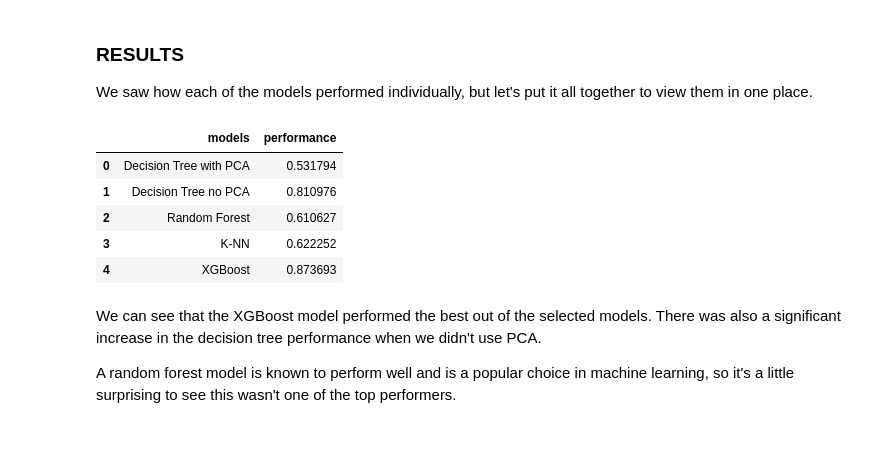
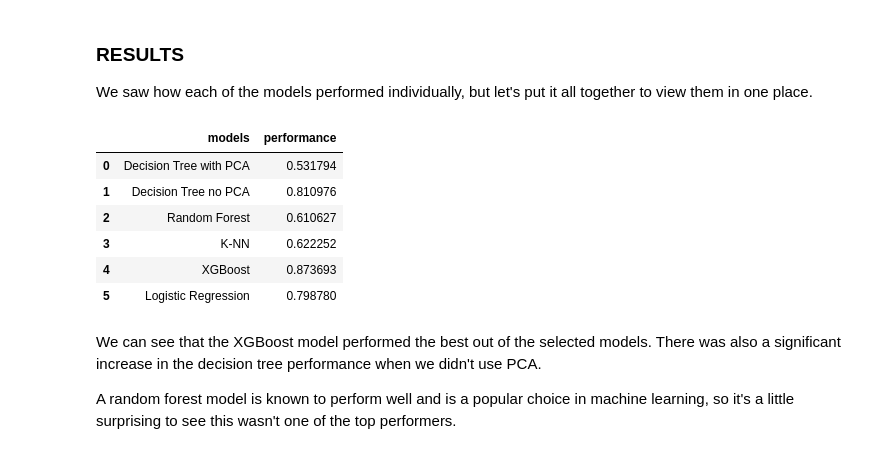
Before and after one commit to xaviergenelin/Alzheimers-Risk-Factors, a Jupyter notebook: ST590_FINALPRJT_GENELIN_SANBORN_.ipynb, the cells around one changed output. Saved outputs shown, nothing was run; the diff lists cells and outputs as text; code cells hidden in the pictures.

Commit message:
Added logistic regression performance

```diff
--- a/ST590_FINALPRJT_GENELIN_SANBORN_.ipynb
+++ b/ST590_FINALPRJT_GENELIN_SANBORN_.ipynb
@@ -1049,22 +1049,25 @@ Thus we interpret these results as:
 - For a one unit increase in EDUC (years of education), one's log odds of having Dementia decreases by .02.
 
 Some of these results do not seem to make much sense, but we provide those interpretations anyway.
+# %%
+performance_log = evaluator.evaluate(predictions)
 # %% [markdown]
 ### RESULTS
 
 We saw how each of the models performed individually, but let's put it all together to view them in one place.
 # %%
-results = {'models': ['Decision Tree with PCA', 'Decision Tree no PCA', 'Random Forest', 'K-NN', 'XGBoost'],
-           'performance': [performance_dt, performance_dt2, performance_rf, performance_kn, performance_xgb]}
+results = {'models': ['Decision Tree with PCA', 'Decision Tree no PCA', 'Random Forest', 'K-NN', 'XGBoost', 'Logistic Regression'],
+           'performance': [performance_dt, performance_dt2, performance_rf, performance_kn, performance_xgb, performance_log]}
 
 ps.DataFrame(results)
 # %% [output]
 |  | models | performance |
 | 0 | Decision Tree with PCA | 0.531794 |
 | 1 | Decision Tree no PCA | 0.810976 |
 | 2 | Random Forest | 0.610627 |
 | 3 | K-NN | 0.622252 |
 | 4 | XGBoost | 0.873693 |
+| 5 | Logistic Regression | 0.798780 |
 # %% [markdown]
 We can see that the XGBoost model performed the best out of the selected models. There was also a significant increase in the decision tree performance when we didn't use PCA.
 
```
